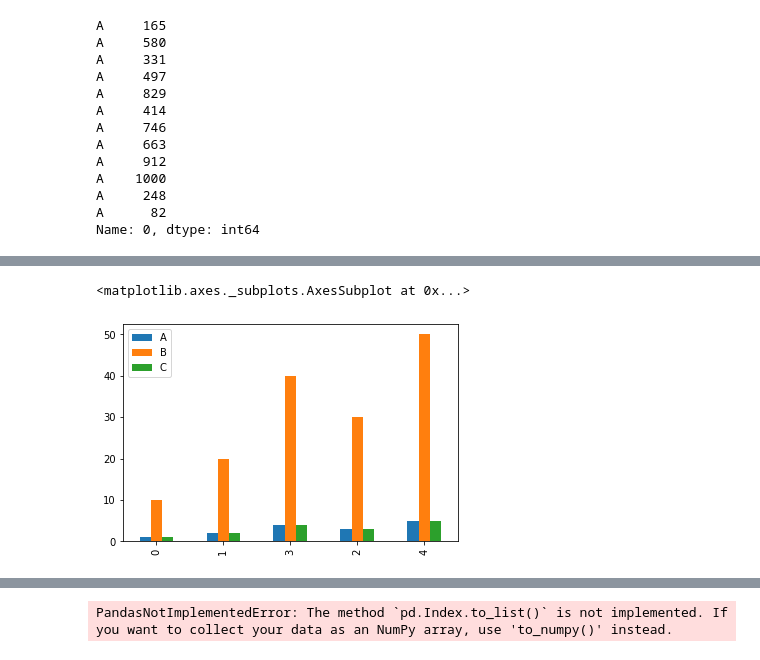
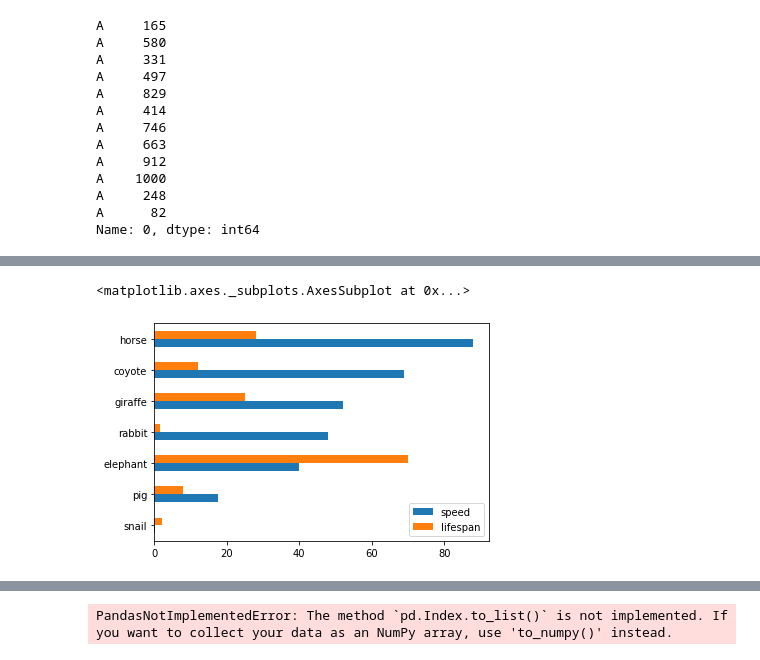
Before and after one commit to itholic/pandas_to_koalas_notebook, a Jupyter notebook: 10_min_pandas_to_koalas.ipynb, the cells around one changed output, grey strips where cells are left out. Drawn from its saved outputs; the diff is of its cells as text; code cells hidden in the pictures.

```diff
--- a/10_min_pandas_to_koalas.ipynb
+++ b/10_min_pandas_to_koalas.ipynb
@@ -74,0 +117,3 @@ PandasNotImplementedError: The method `pd.DataFrame.tail()` is not implemented y
+# %%
+ks.set_option('compute.max_rows', 2000)
+ks.get_option('compute.max_rows')
@@ -184,3 +252,6 @@ A    1000
 A     248
 A      82
 Name: 0, dtype: int64
+# %%
+ks.set_option('compute.shortcut_limit', 1001)
+ks.DataFrame({'A': range(1001)}).apply(lambda col: col.max())
@@ -209,0 +289,8 @@ A B
+# %%
+speed = [0.1, 17.5, 40, 48, 52, 69, 88]
+lifespan = [2, 8, 70, 1.5, 25, 12, 28]
+index = ['snail', 'pig', 'elephant',
+         'rabbit', 'giraffe', 'coyote', 'horse']
+kdf = ks.DataFrame({'speed': speed,
+                   'lifespan': lifespan}, index=index)
+kdf.plot.bar()
@@ -210,5 +300,5 @@ A B
 # %%
-kdf.plot.bar()
+kdf.plot.barh()
 # %% [output]
 <matplotlib.axes._subplots.AxesSubplot at 0x...>
-[figure, old version]
+[figure, new version]
```
Also changed, not shown: parts of 93 cells of this notebook.
